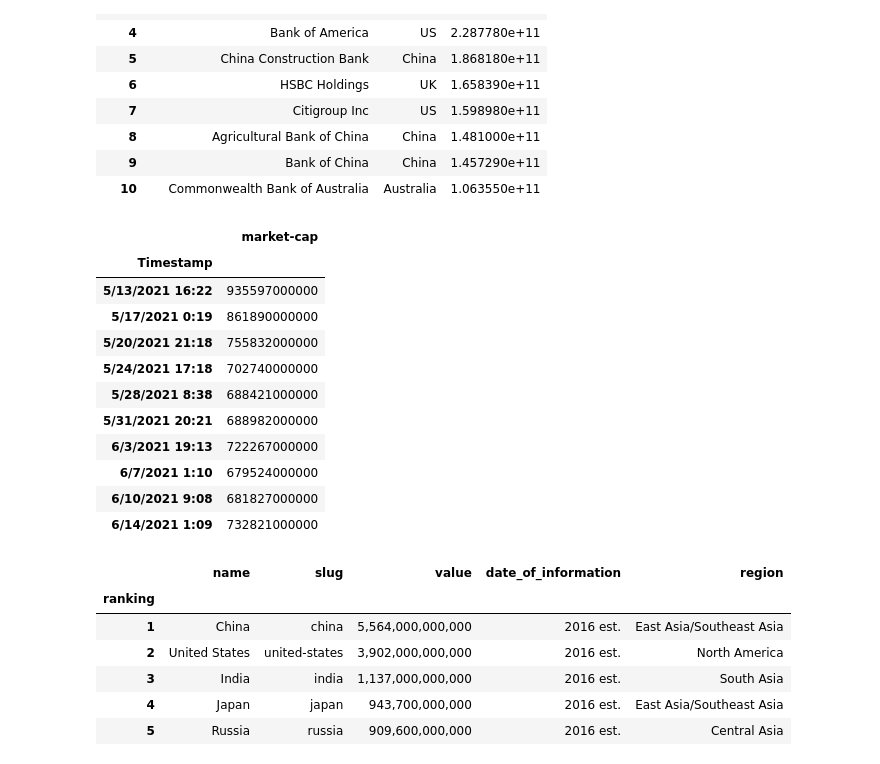
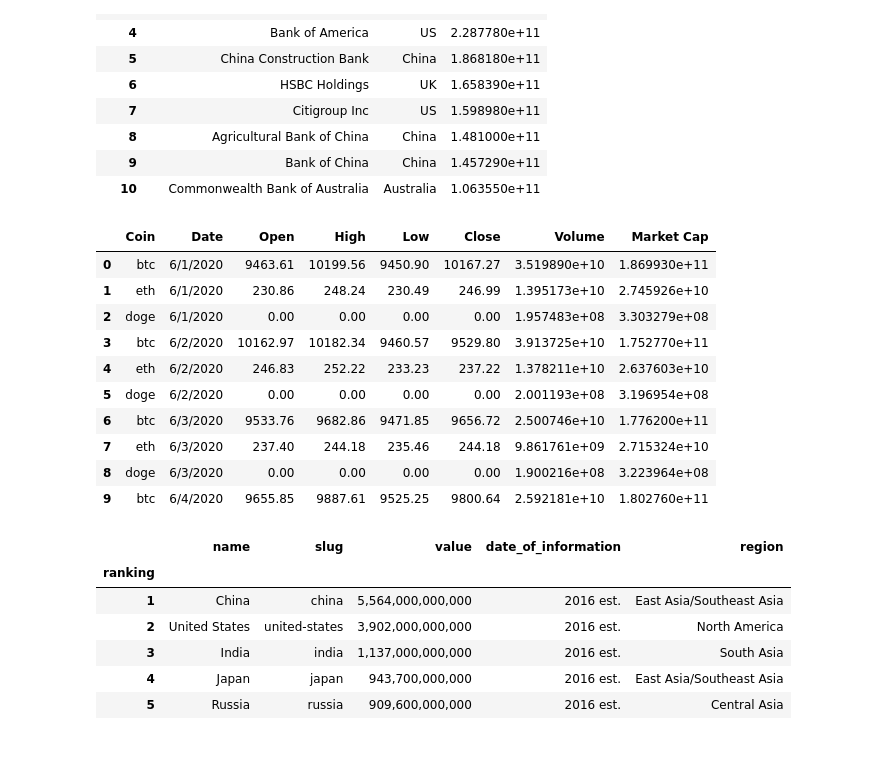
Before and after one commit to aashu26698/Cryptocurrencies-AnInfographic, a Jupyter notebook: Cryptocurrency EDA.ipynb, the cells around one changed output. Cells and saved outputs as stored; diff of their text form; code cells hidden in the pictures.

```diff
--- a/Cryptocurrency EDA.ipynb
+++ b/Cryptocurrency EDA.ipynb
@@ -11,7 +11,7 @@ btc = pd.read_csv("C:\\Users\\Yuvraj\\Desktop\\Sem 1\\DAB 103 Analytical tools a
 eth = pd.read_csv("C:\\Users\\Yuvraj\\Desktop\\Sem 1\\DAB 103 Analytical tools and decision making\\Project\\Crypto data from 2017-2021\\ETH\\eth_usd_daily.csv",index_col="Date")
 doge = pd.read_csv("C:\\Users\\Yuvraj\\Desktop\\Sem 1\\DAB 103 Analytical tools and decision making\\Project\\Crypto data from 2017-2021\\DOGE\\doge_usd_daily.csv",index_col="Date")
 banks = pd.read_csv("C:\\Users\\Yuvraj\\Desktop\\Sem 1\\DAB 103 Analytical tools and decision making\\Project\\Banks\\top_50_banks.csv",index_col="Rank")
-market_cap = pd.read_csv("C:\\Users\\Yuvraj\\Desktop\\Sem 1\\DAB 103 Analytical tools and decision making\\Project\\Market Capital\\btc_market_cap_from_start.csv",index_col="Timestamp")
+market_cap = pd.read_csv("C:\\Users\\Yuvraj\\Desktop\\Sem 1\\DAB 103 Analytical tools and decision making\\Project\\Market Capital\\combined_market_cap.csv")
 energy_consumption = pd.read_csv("C:\\Users\\Yuvraj\\Desktop\\Sem 1\\DAB 103 Analytical tools and decision making\\Project\\Energy consumption\\electricity_consumption_for_countries.csv",index_col="ranking")
 # %% [markdown]
 ### Understanding Data.
@@ -96,20 +96,19 @@ banks.head(10)
 | 9 | Bank of China | China | 1.457290e+11 |
 | 10 | Commonwealth Bank of Australia | Australia | 1.063550e+11 |
 # %%
-market_cap.tail(10)
+market_cap.head(10)
 # %% [output]
-|  | market-cap |
-| Timestamp |  |
-| 5/13/2021 16:22 | 935597000000 |
-| 5/17/2021 0:19 | 861890000000 |
-| 5/20/2021 21:18 | 755832000000 |
-| 5/24/2021 17:18 | 702740000000 |
-| 5/28/2021 8:38 | 688421000000 |
-| 5/31/2021 20:21 | 688982000000 |
-| 6/3/2021 19:13 | 722267000000 |
-| 6/7/2021 1:10 | 679524000000 |
-| 6/10/2021 9:08 | 681827000000 |
-| 6/14/2021 1:09 | 732821000000 |
+|  | Coin | Date | Open | High | Low | Close | Volume | Market Cap |
+| 0 | btc | 6/1/2020 | 9463.61 | 10199.56 | 9450.90 | 10167.27 | 3.519890e+10 | 1.869930e+11 |
+| 1 | eth | 6/1/2020 | 230.86 | 248.24 | 230.49 | 246.99 | 1.395173e+10 | 2.745926e+10 |
+| 2 | doge | 6/1/2020 | 0.00 | 0.00 | 0.00 | 0.00 | 1.957483e+08 | 3.303279e+08 |
+| 3 | btc | 6/2/2020 | 10162.97 | 10182.34 | 9460.57 | 9529.80 | 3.913725e+10 | 1.752770e+11 |
+| 4 | eth | 6/2/2020 | 246.83 | 252.22 | 233.23 | 237.22 | 1.378211e+10 | 2.637603e+10 |
+| 5 | doge | 6/2/2020 | 0.00 | 0.00 | 0.00 | 0.00 | 2.001193e+08 | 3.196954e+08 |
+| 6 | btc | 6/3/2020 | 9533.76 | 9682.86 | 9471.85 | 9656.72 | 2.500746e+10 | 1.776200e+11 |
+| 7 | eth | 6/3/2020 | 237.40 | 244.18 | 235.46 | 244.18 | 9.861761e+09 | 2.715324e+10 |
+| 8 | doge | 6/3/2020 | 0.00 | 0.00 | 0.00 | 0.00 | 1.900216e+08 | 3.223964e+08 |
+| 9 | btc | 6/4/2020 | 9655.85 | 9887.61 | 9525.25 | 9800.64 | 2.592181e+10 | 1.802760e+11 |
 # %%
 energy_consumption.head(10)
 # %% [output]
```
Also changed, not shown: parts of 4 cells of this notebook.
